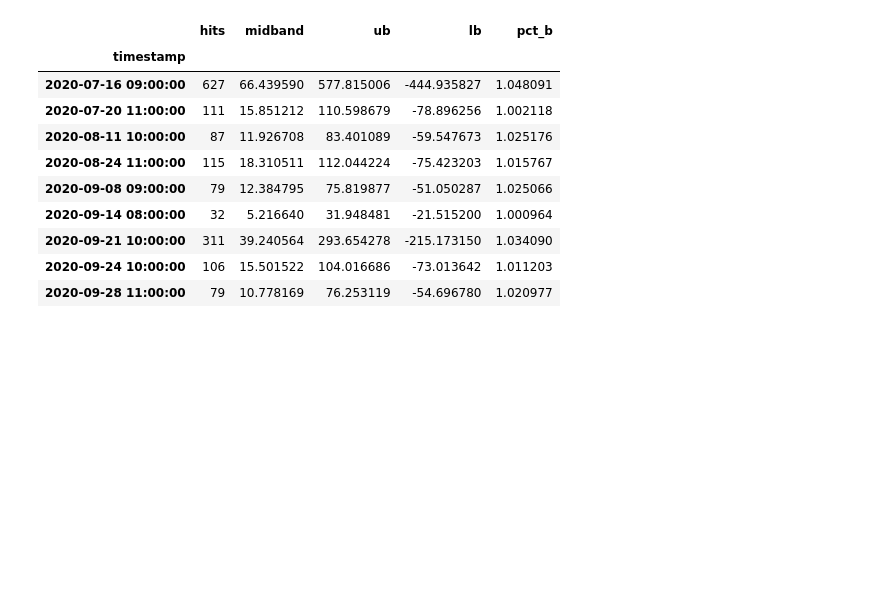
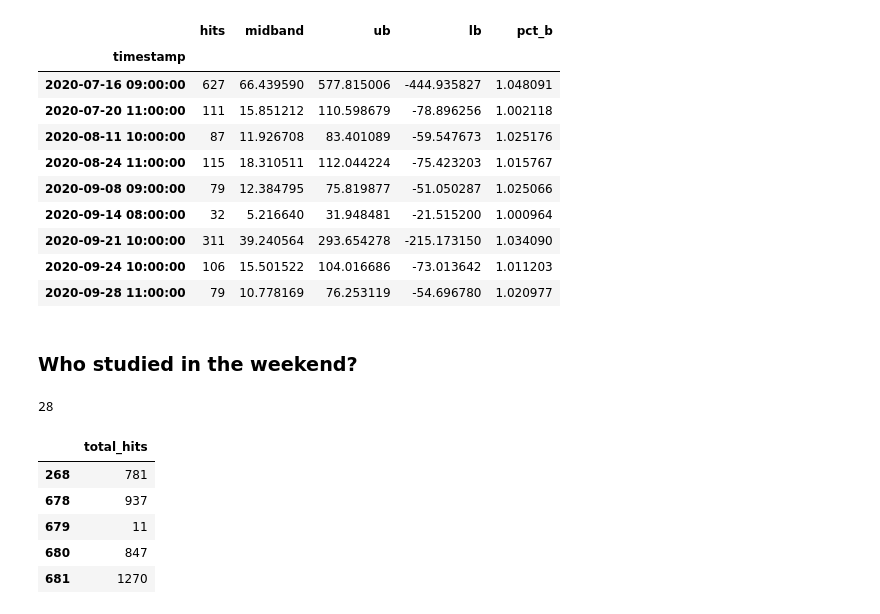
Before and after one commit to Yongliang-Shi/anomaly-detection-exercises, a Jupyter notebook: time_series_anomaly_detection.ipynb, the cells around one changed output. Drawn from its saved outputs; the diff is of its cells as text; code cells hidden in the pictures; blank space fills up the shorter version.

```diff
--- a/time_series_anomaly_detection.ipynb
+++ b/time_series_anomaly_detection.ipynb
@@ -756,3 +786,23 @@ train[train['pct_b']>1]
 | 2020-09-21 10:00:00 | 311 | 39.240564 | 293.654278 | -215.173150 | 1.034090 |
 | 2020-09-24 10:00:00 | 106 | 15.501522 | 104.016686 | -73.013642 | 1.011203 |
 | 2020-09-28 11:00:00 | 79 | 10.778169 | 76.253119 | -54.696780 | 1.020977 |
+# %% [markdown]
+### Who studied in the weekend?
+# %%
+# How many unique user ids?
+df_59.user_id.value_counts().size # 28
+# %% [output]
+28
+# %%
+# Calculate the total hits for each user id
+
+df1 = pd.DataFrame(df_59.user_id.value_counts().sort_index())
+df1.columns = ['total_hits']
+df1.head()
+# %% [output]
+|  | total_hits |
+| 268 | 781 |
+| 678 | 937 |
+| 679 | 11 |
+| 680 | 847 |
+| 681 | 1270 |
```
Also changed, not shown: parts of 11 cells of this notebook.
